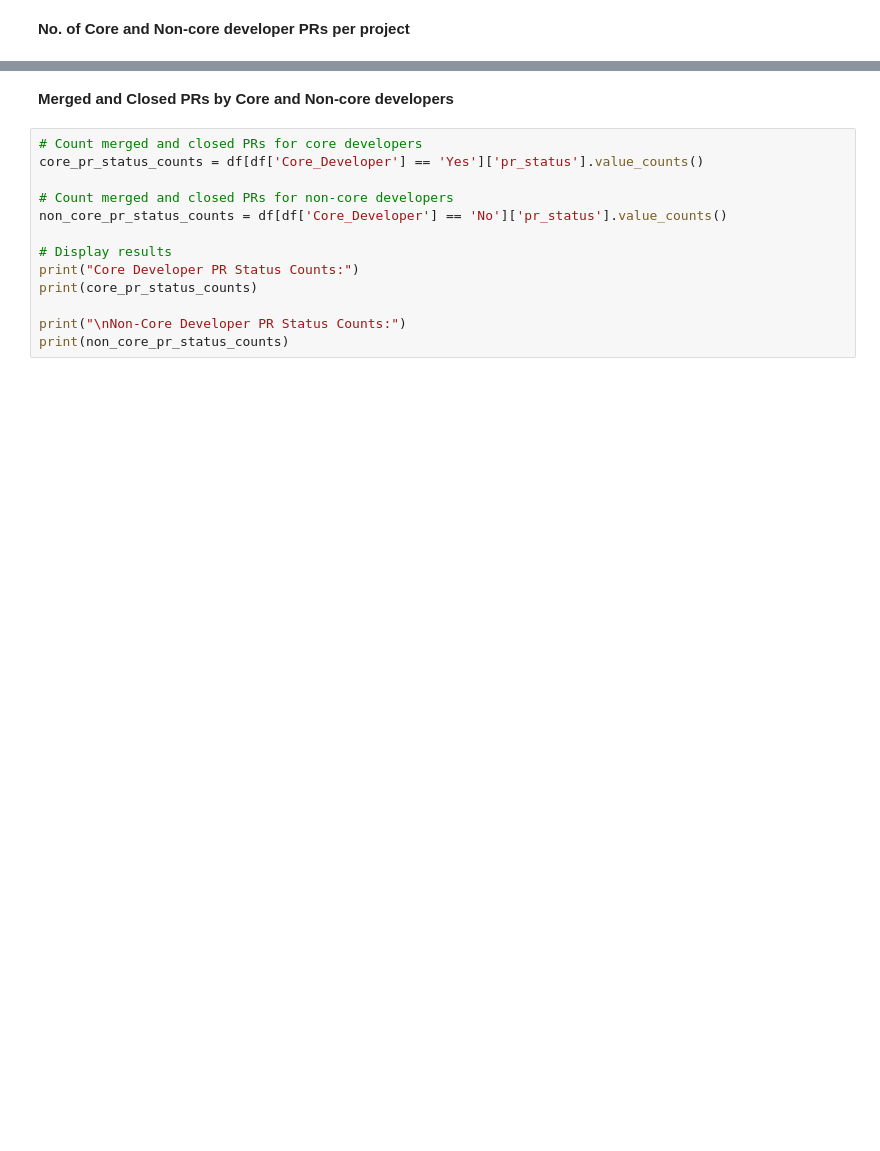
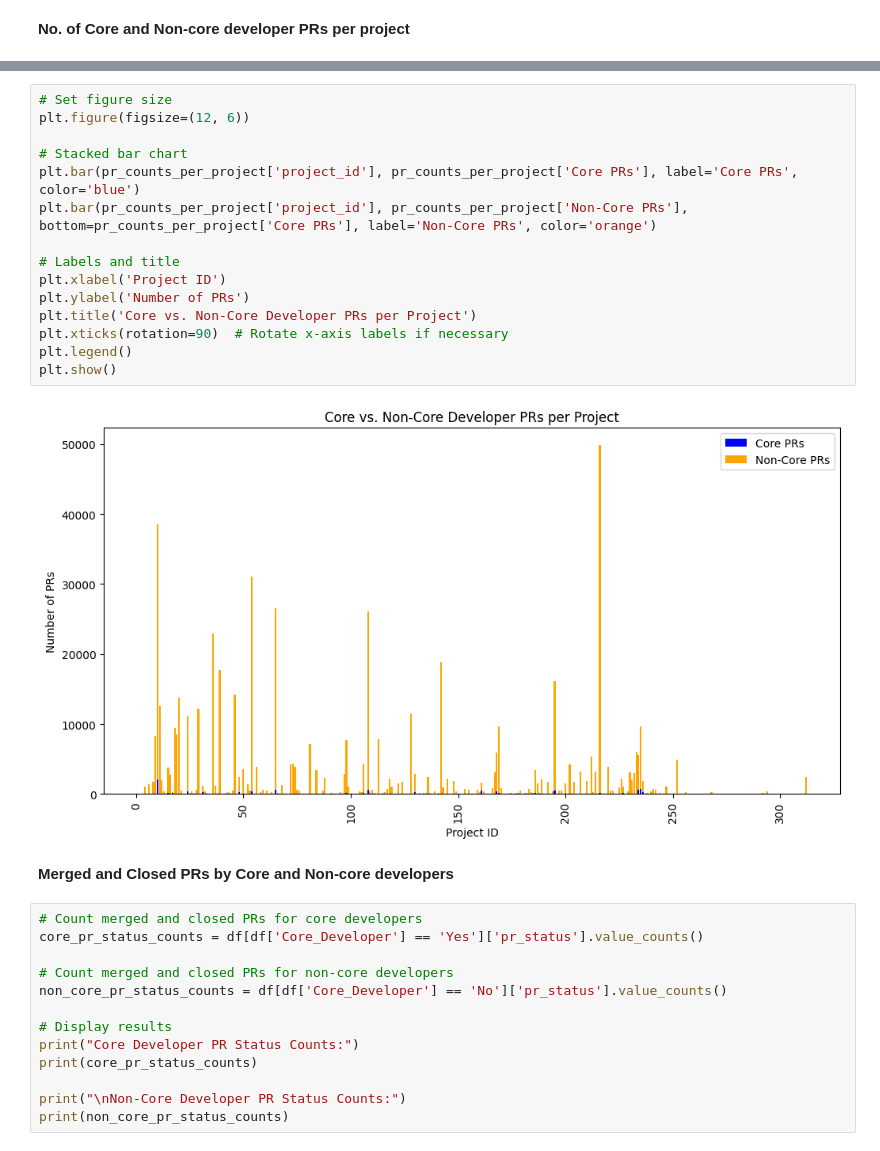
Before and after one commit to zanereis/ASFI-Merge-Behaviors, a Jupyter notebook: core_developers/3.eda.ipynb, the cells around one changed output, grey strips where cells are left out. Drawn from its saved outputs; the diff is of its cells as text; blank space fills up the shorter version.

```diff
--- a/core_developers/3.eda.ipynb
+++ b/core_developers/3.eda.ipynb
@@ -117,3 +216,20 @@ print(pr_counts_per_project)
+# %%
+# Set figure size
+plt.figure(figsize=(12, 6))
+
+# Stacked bar chart
+plt.bar(pr_counts_per_project['project_id'], pr_counts_per_project['Core PRs'], label='Core PRs', color='blue')
+plt.bar(pr_counts_per_project['project_id'], pr_counts_per_project['Non-Core PRs'], bottom=pr_counts_per_project['Core PRs'], label='Non-Core PRs', color='orange')
+
+# Labels and title
+plt.xlabel('Project ID')
+plt.ylabel('Number of PRs')
+plt.title('Core vs. Non-Core Developer PRs per Project')
+plt.xticks(rotation=90)  # Rotate x-axis labels if necessary
+plt.legend()
+plt.show()
+# %% [output]
+[figure, added]
 # %% [markdown]
 **Merged and Closed PRs by Core and Non-core developers**
 # %%
```
Also changed, not shown: parts of 46 cells of this notebook, 1 other file.
